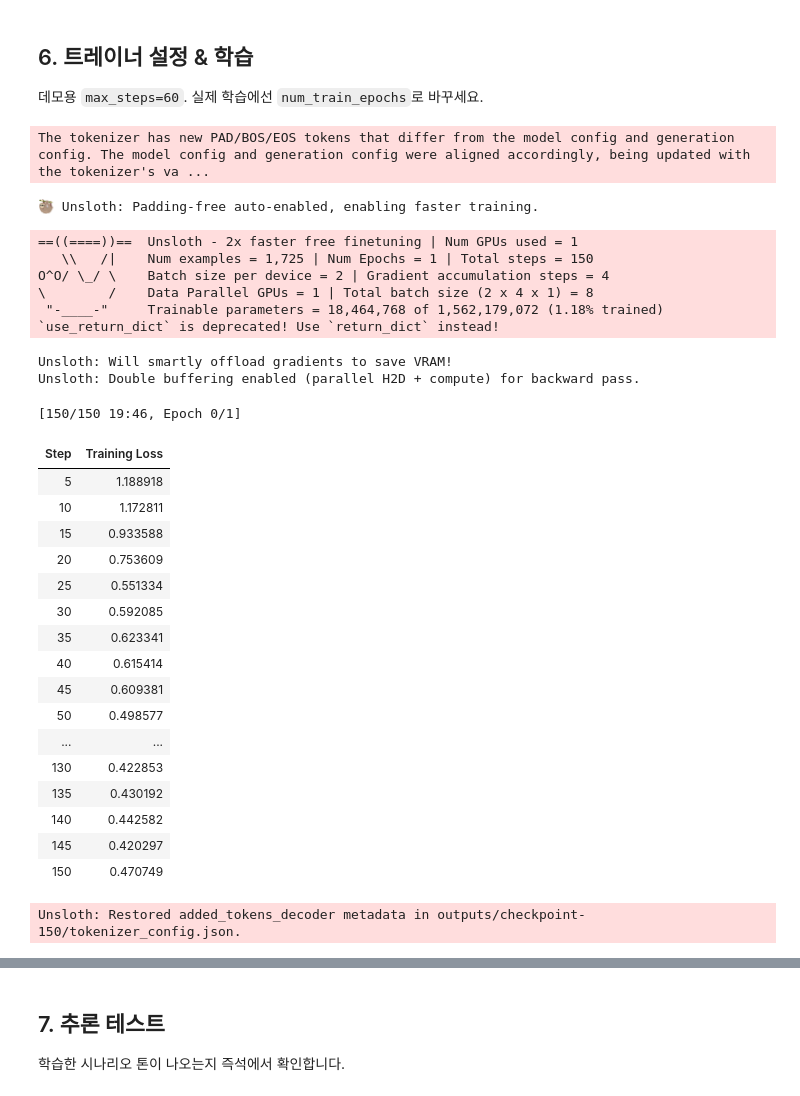
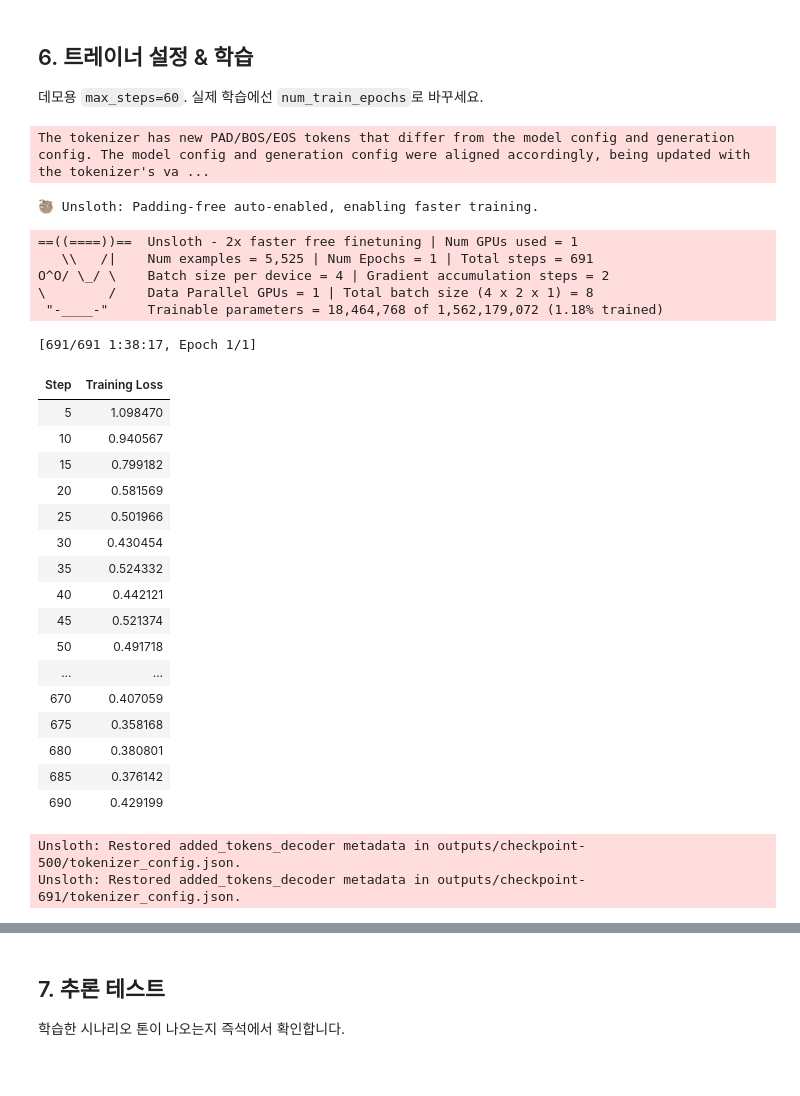
Before and after one commit to LSJL2002/edu-llm-colab-unsloth, a Jupyter notebook: notebooks/unsloth_edu_finetune.ipynb, the cells around one changed output, grey strips where cells are left out. Drawn from its saved outputs; the diff is of its cells as text; code cells hidden in the pictures.

```diff
--- a/notebooks/unsloth_edu_finetune.ipynb
+++ b/notebooks/unsloth_edu_finetune.ipynb
@@ -170,58 +166,56 @@ Here is the code in C++ to search for a user input word in an array of strings,
 from trl import SFTTrainer, SFTConfig
 
 trainer = SFTTrainer(
     model = model,
     tokenizer = tokenizer,
     train_dataset = dataset,
     args = SFTConfig(
         dataset_text_field = "text",
         max_seq_length = MAX_SEQ_LENGTH,
-        per_device_train_batch_size = 2,
-        gradient_accumulation_steps = 4,
+        per_device_train_batch_size = 4, # Increased
+        gradient_accumulation_steps = 2, # Decreased
         warmup_steps = 10,
 
         # --- [변경 구간] 데모용 max_steps는 주석처리하고 정식 에폭 학습으로 전환합니다 ---
-        max_steps = 150,
+        #max_steps = 150,
         num_train_epochs = 1,
 
         learning_rate = 2e-4,
         logging_steps = 5,
         optim = "adamw_8bit",
         weight_decay = 0.01,
         lr_scheduler_type = "linear",
         seed = 3407,
         output_dir = "outputs",
         report_to = "none",
     ),
 )
 trainer_stats = trainer.train()
 # %% [output]
 The tokenizer has new PAD/BOS/EOS tokens that differ from the model config and generation config. The model config and generation config were aligned accordingly, being updated with the tokenizer's va ...
 🦥 Unsloth: Padding-free auto-enabled, enabling faster training.
 ==((====))==  Unsloth - 2x faster free finetuning | Num GPUs used = 1
-   \\   /|    Num examples = 1,725 | Num Epochs = 1 | Total steps = 150
-O^O/ \_/ \    Batch size per device = 2 | Gradient accumulation steps = 4
-\        /    Data Parallel GPUs = 1 | Total batch size (2 x 4 x 1) = 8
+   \\   /|    Num examples = 5,525 | Num Epochs = 1 | Total steps = 691
+O^O/ \_/ \    Batch size per device = 4 | Gradient accumulation steps = 2
+\        /    Data Parallel GPUs = 1 | Total batch size (4 x 2 x 1) = 8
  "-____-"     Trainable parameters = 18,464,768 of 1,562,179,072 (1.18% trained)
-`use_return_dict` is deprecated! Use `return_dict` instead!
-Unsloth: Will smartly offload gradients to save VRAM!
-Unsloth: Double buffering enabled (parallel H2D + compute) for backward pass.
+[691/691 1:38:17, Epoch 1/1]
+| Step | Training Loss |
+| 5 | 1.098470 |
+| 10 | 0.940567 |
+| 15 | 0.799182 |
+| 20 | 0.581569 |
+| 25 | 0.501966 |
+| 30 | 0.430454 |
+| 35 | 0.524332 |
+| 40 | 0.442121 |
+| 45 | 0.521374 |
+| 50 | 0.491718 |
+| ... | ... |
+| 670 | 0.407059 |
+| 675 | 0.358168 |
+| 680 | 0.380801 |
+| 685 | 0.376142 |
+| 690 | 0.429199 |
-[150/150 19:46, Epoch 0/1]
+Unsloth: Restored added_tokens_decoder metadata in outputs/checkpoint-500/tokenizer_config.json.
+Unsloth: Restored added_tokens_decoder metadata in outputs/checkpoint-691/tokenizer_config.json.
-| Step | Training Loss |
-| 5 | 1.188918 |
-| 10 | 1.172811 |
-| 15 | 0.933588 |
-| 20 | 0.753609 |
-| 25 | 0.551334 |
-| 30 | 0.592085 |
-| 35 | 0.623341 |
-| 40 | 0.615414 |
-| 45 | 0.609381 |
-| 50 | 0.498577 |
-| ... | ... |
-| 130 | 0.422853 |
-| 135 | 0.430192 |
-| 140 | 0.442582 |
-| 145 | 0.420297 |
-| 150 | 0.470749 |
-Unsloth: Restored added_tokens_decoder metadata in outputs/checkpoint-150/tokenizer_config.json.
```
Also changed, not shown: parts of 11 cells of this notebook.
